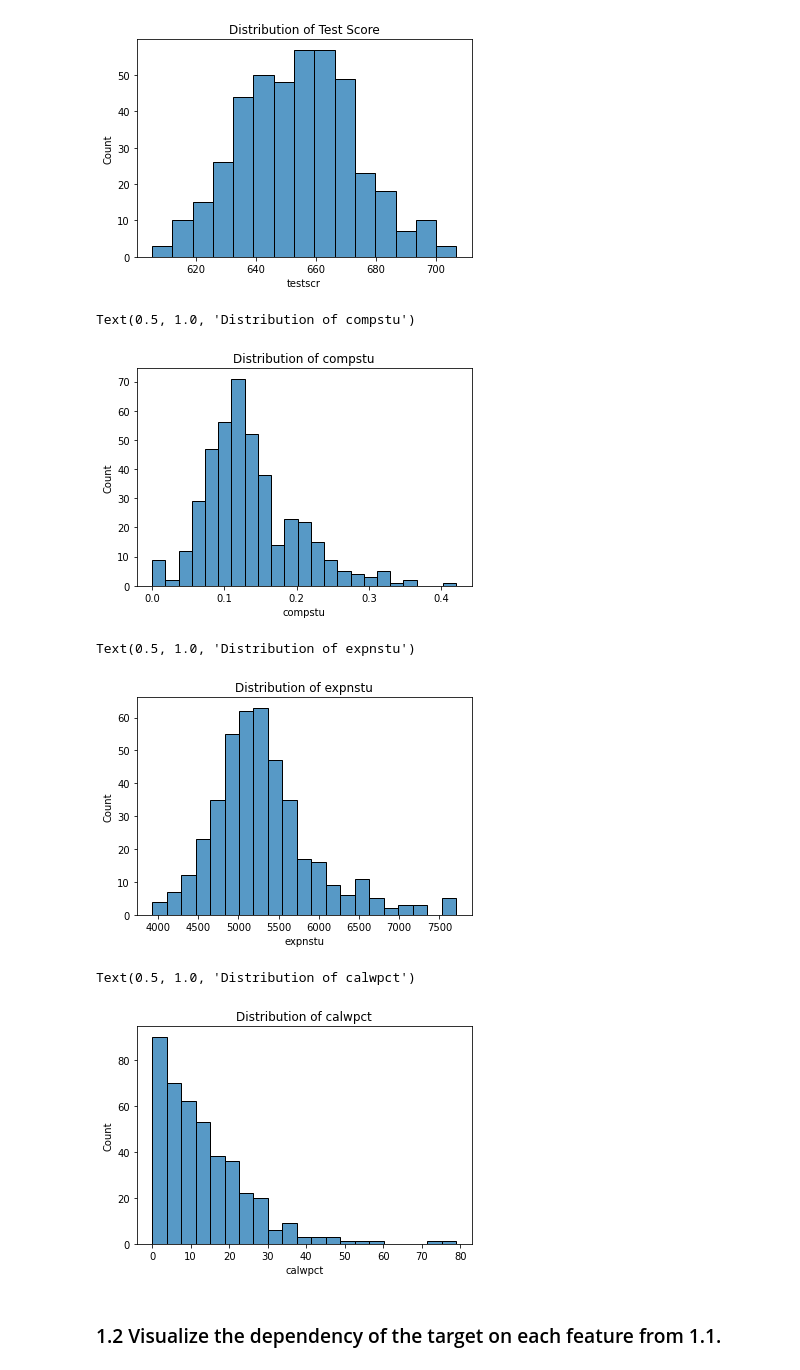
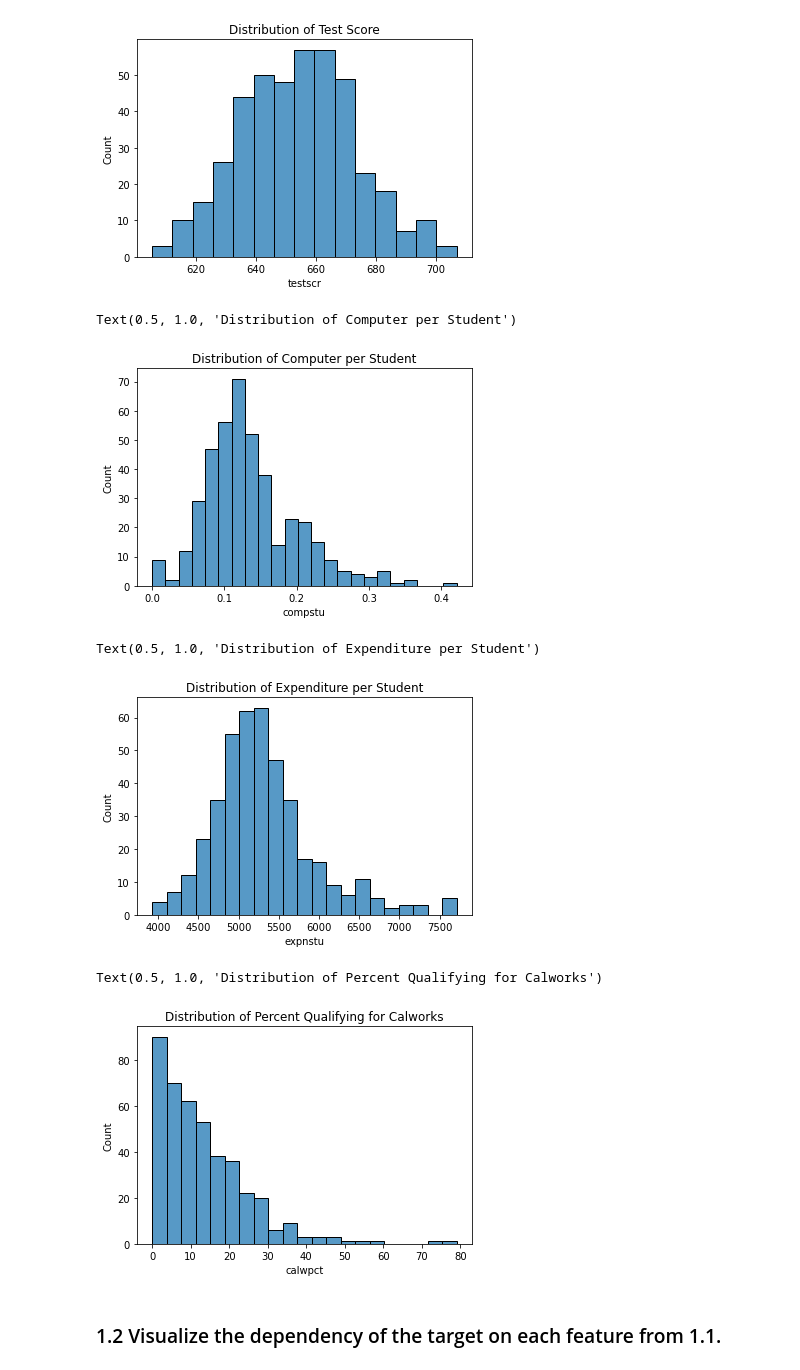
Before and after one commit to QMSS-GR5069-Spring-2022/gr5069-homework-2-danjessicali, a Jupyter notebook: code/SupervisedMachineLearning.ipynb, the cells around one changed output. Drawn from its saved outputs; the diff is of its cells as text; code cells hidden in the pictures.

Commit message:
Code Etiquette 3: Change titles on Histograms for CASchools data

```diff
--- a/code/SupervisedMachineLearning.ipynb
+++ b/code/SupervisedMachineLearning.ipynb
@@ -19,7 +19,7 @@ from sklearn.linear_model import LinearRegression, Ridge, Lasso, LogisticRegress
 from sklearn.preprocessing import StandardScaler
 from sklearn.pipeline import make_pipeline
 # %%
-cas = pd.read_csv('https://vincentarelbundock.github.io/Rdatasets/csv/Ecdat/Caschool.csv')
+df = pd.read_csv('https://vincentarelbundock.github.io/Rdatasets/csv/Ecdat/Caschool.csv')
 df.head()
 # %% [output]
 |  | Unnamed: 0 | distcod | county | district | grspan | enrltot | teachers | calwpct | mealpct | computer | ... |
@@ -68,22 +68,22 @@ Text(0.5, 1.0, 'Distribution of Test Score')
 # Histograms of potential explanatory variables
 
 sns.histplot(df.compstu)
-plt.title('Distribution of compstu')
+plt.title('Distribution of Computer per Student')
 # %% [output]
-Text(0.5, 1.0, 'Distribution of compstu')
+Text(0.5, 1.0, 'Distribution of Computer per Student')
-[figure, old version]
+[figure, new version]
 # %%
 sns.histplot(df.expnstu)
-plt.title('Distribution of expnstu')
+plt.title('Distribution of Expenditure per Student')
 # %% [output]
-Text(0.5, 1.0, 'Distribution of expnstu')
+Text(0.5, 1.0, 'Distribution of Expenditure per Student')
-[figure, old version]
+[figure, new version]
 # %%
 sns.histplot(df.calwpct)
-plt.title('Distribution of calwpct')
+plt.title('Distribution of Percent Qualifying for Calworks')
 # %% [output]
-Text(0.5, 1.0, 'Distribution of calwpct')
+Text(0.5, 1.0, 'Distribution of Percent Qualifying for Calworks')
-[figure, old version]
+[figure, new version]
 # %% [markdown]
 ### 1.2 Visualize the dependency of the target on each feature from 1.1.
 # %%
```
Also changed, not shown: parts of 1 cell of this notebook.
